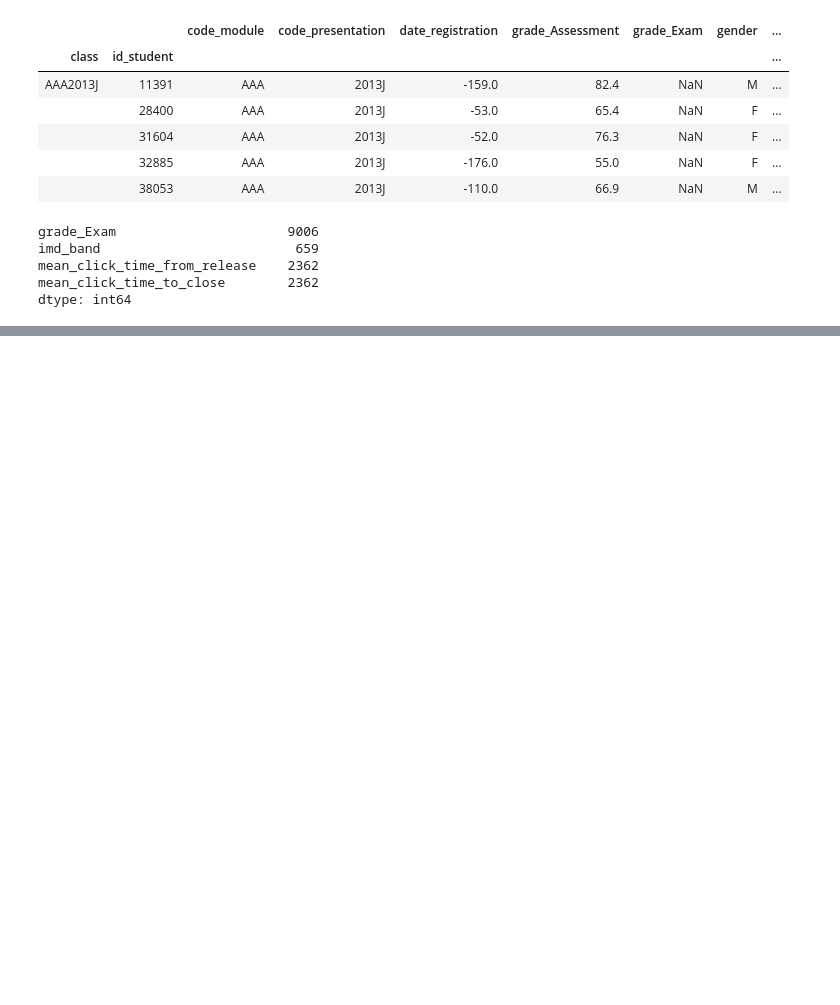
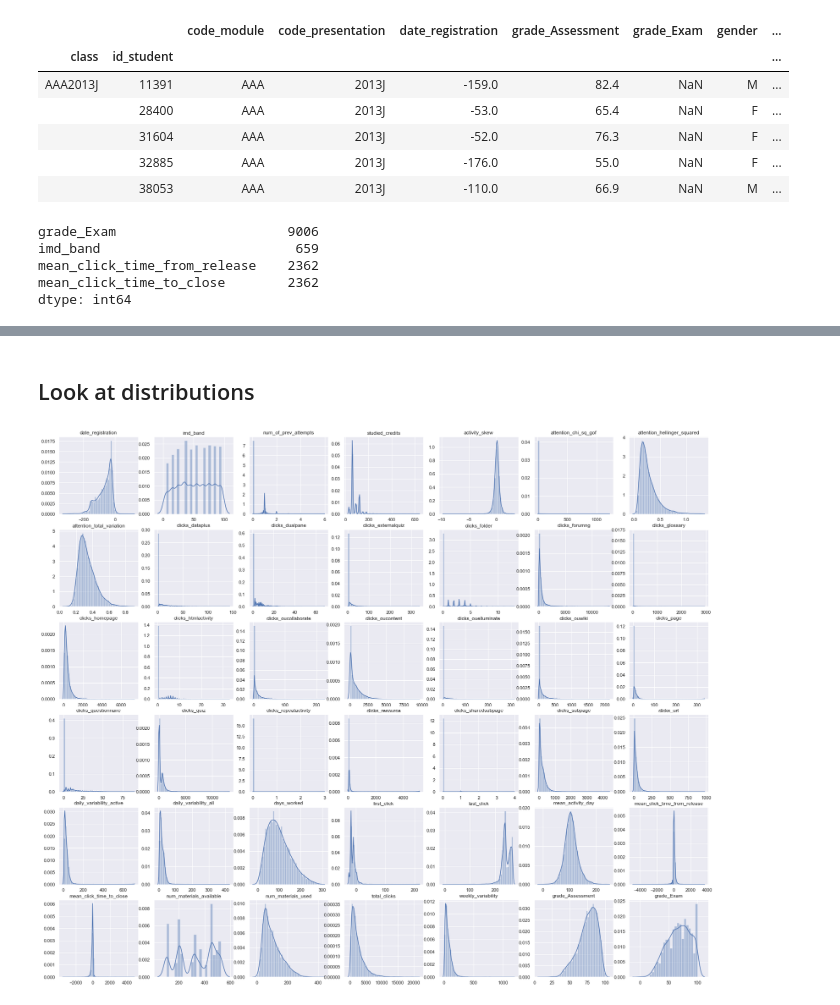
Before and after one commit to rcharan/mooc-data, a Jupyter notebook: analysis.ipynb, the cells around one changed output, grey strips where cells are left out. Saved outputs shown, nothing was run; the diff lists cells and outputs as text; code cells hidden in the pictures; blank space fills up the shorter version.

```diff
--- a/analysis.ipynb
+++ b/analysis.ipynb
@@ -68,0 +91,14 @@ Timer.end()
+# %%
+results = []
+for x in X_continuous:
+    out_dict = {}
+    data = df[[x, 'grade_Assessment']].dropna()
+    r, p = st.pearsonr(data[x], data.grade_Assessment)
+    out_dict['var'] = x
+    out_dict['r'] = round(r, 3)
+    out_dict['p'] = round(p, 3)
+    out_dict['log_p'] = round(np.log(p)/np.log(10), 1)
+    results.append(out_dict)
+
+pearsonrs = pd.DataFrame.from_records(results).round(3)
+pearsonrs.sort_values('log_p', inplace = True)
@@ -68,0 +125,13 @@ Timer.end()
+# %% [markdown]
+## Look at distributions
+# %%
+dists = FeaturePlot(df[X_continuous], df[y])
+
+Timer.start()
+for col_name, x, ax in dists:
+    x = np.array(list(filter(lambda v : not pd.isnull(v), x)))
+    sns.distplot(x, ax = ax)
+
+dists.fig
+# %% [output]
+[figure, added]
```
Also changed, not shown: parts of 19 cells of this notebook, 1 other file.
